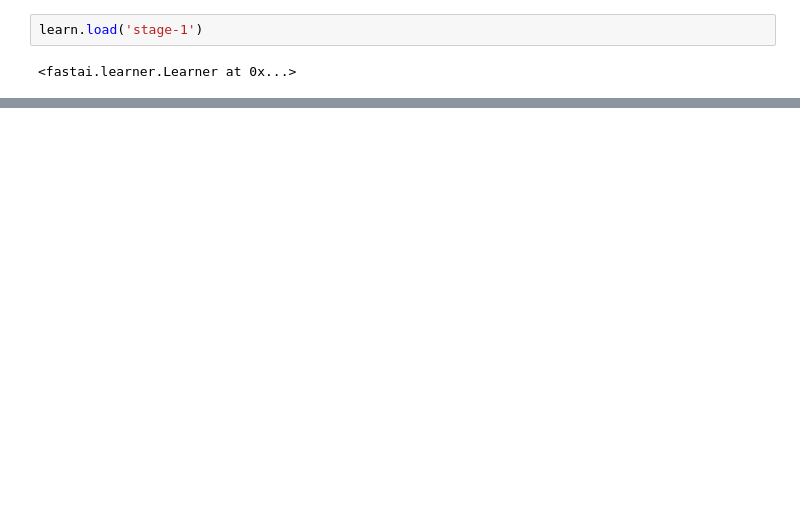
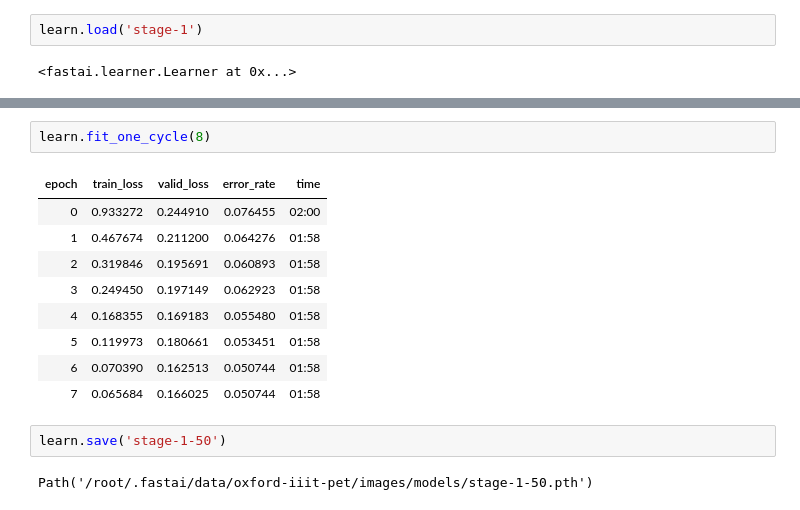
Before and after one commit to anuj0456/courses, a Jupyter notebook: fastai/fastai_v2_lesson1_.ipynb, the cells around one changed output, grey strips where cells are left out. Drawn from its saved outputs; the diff is of its cells as text; blank space fills up the shorter version.

```diff
--- a/fastai/fastai_v2_lesson1_.ipynb
+++ b/fastai/fastai_v2_lesson1_.ipynb
@@ -162,0 +184,16 @@ learn.fit_one_cycle(2, lr_max=slice(1e-6,1e-3))
+# %%
+learn.fit_one_cycle(8)
+# %% [output]
+| epoch | train_loss | valid_loss | error_rate | time |
+| 0 | 0.933272 | 0.244910 | 0.076455 | 02:00 |
+| 1 | 0.467674 | 0.211200 | 0.064276 | 01:58 |
+| 2 | 0.319846 | 0.195691 | 0.060893 | 01:58 |
+| 3 | 0.249450 | 0.197149 | 0.062923 | 01:58 |
+| 4 | 0.168355 | 0.169183 | 0.055480 | 01:58 |
+| 5 | 0.119973 | 0.180661 | 0.053451 | 01:58 |
+| 6 | 0.070390 | 0.162513 | 0.050744 | 01:58 |
+| 7 | 0.065684 | 0.166025 | 0.050744 | 01:58 |
+# %%
+learn.save('stage-1-50')
+# %% [output]
+Path('/root/.fastai/data/oxford-iiit-pet/images/models/stage-1-50.pth')
```
Also changed, not shown: parts of 36 cells of this notebook.
